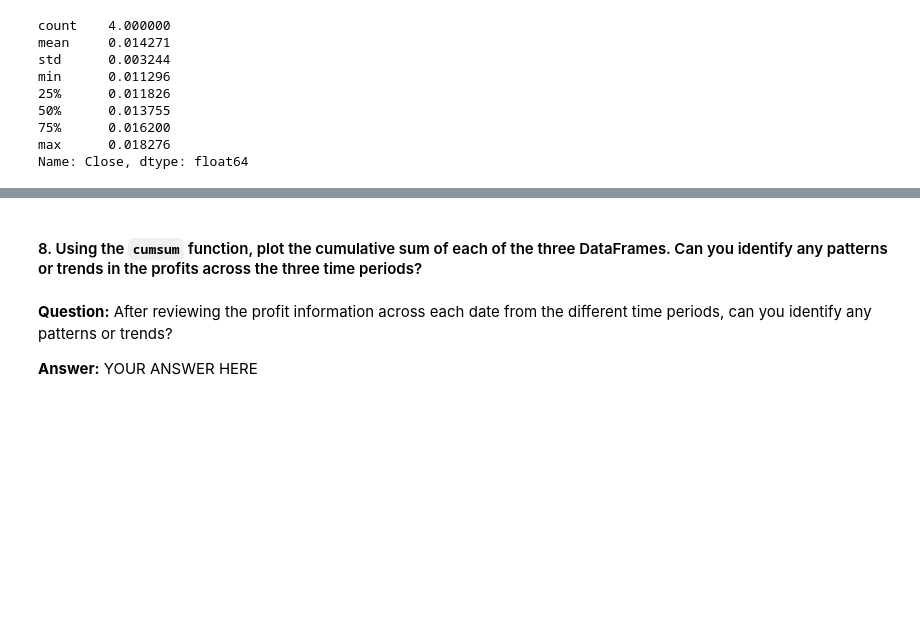
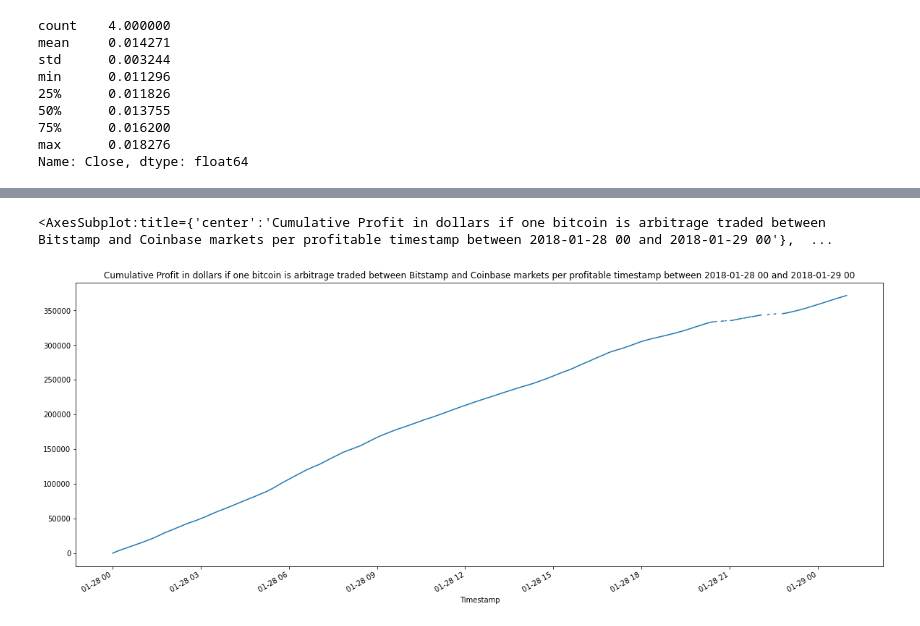
Before and after one commit to phodsman/Cryptocurrency-Arbitrage-Opportunity-Analyzer, a Jupyter notebook: crypto_arbitrage.ipynb, the cells around one changed output, grey strips where cells are left out. Saved outputs shown, nothing was run; the diff lists cells and outputs as text; code cells hidden in the pictures; blank space fills up the shorter version.

```diff
--- a/crypto_arbitrage.ipynb
+++ b/crypto_arbitrage.ipynb
@@ -486,5 +528,5 @@ profit_early.plot(figsize=(20,8), title=f"Profit per arbitrage trade Bitstamp vs
-# %% [markdown]
-#### 8. Using the `cumsum` function, plot the cumulative sum of each of the three DataFrames. Can you identify any patterns or trends in the profits across the three time periods?
 # %%
-# Use the cumsum function to calculate the cumulative profits over time for the early profit per trade DataFrame
-cumulative_profit_early = # YOUR CODE HERE
+# The cumsum() function is used to calculate the cumulative profits over time for each of the dates under analysis.
+cumulative_profit_early = profit_early.cumsum()
+cumulative_profit_middle = profit_middle.cumsum()
+cumulative_profit_late = profit_late.cumsum()
@@ -494,4 +533,6 @@ cumulative_profit_early = # YOUR CODE HERE
-# %% [markdown]
-**Question:** After reviewing the profit information across each date from the different time periods, can you identify any patterns or trends?
-
-**Answer:** YOUR ANSWER HERE
+# %%
+# Plots the cumulative sum of profits for the early date profit per trade DataFrame
+cumulative_profit_early.plot(figsize=(20,8), title=f"Cumulative Profit in dollars if one bitcoin is arbitrage traded between Bitstamp and Coinbase markets per profitable timestamp between {early_date_start} and {early_date_end}")
+# %% [output]
+<AxesSubplot:title={'center':'Cumulative Profit in dollars if one bitcoin is arbitrage traded between Bitstamp and Coinbase markets per profitable timestamp between 2018-01-28 00 and 2018-01-29 00'},  ...
+[figure, added]
```
Also changed, not shown: parts of 23 cells of this notebook, 1 other file.
